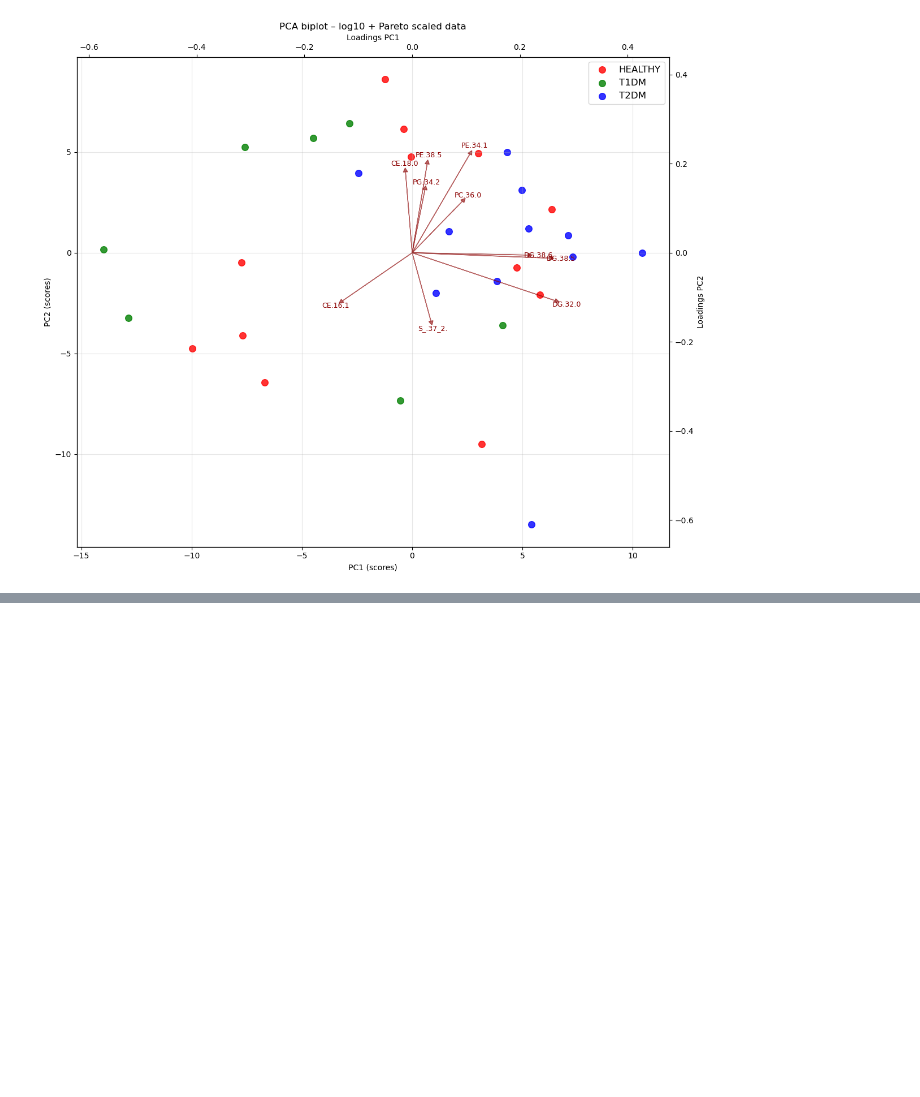
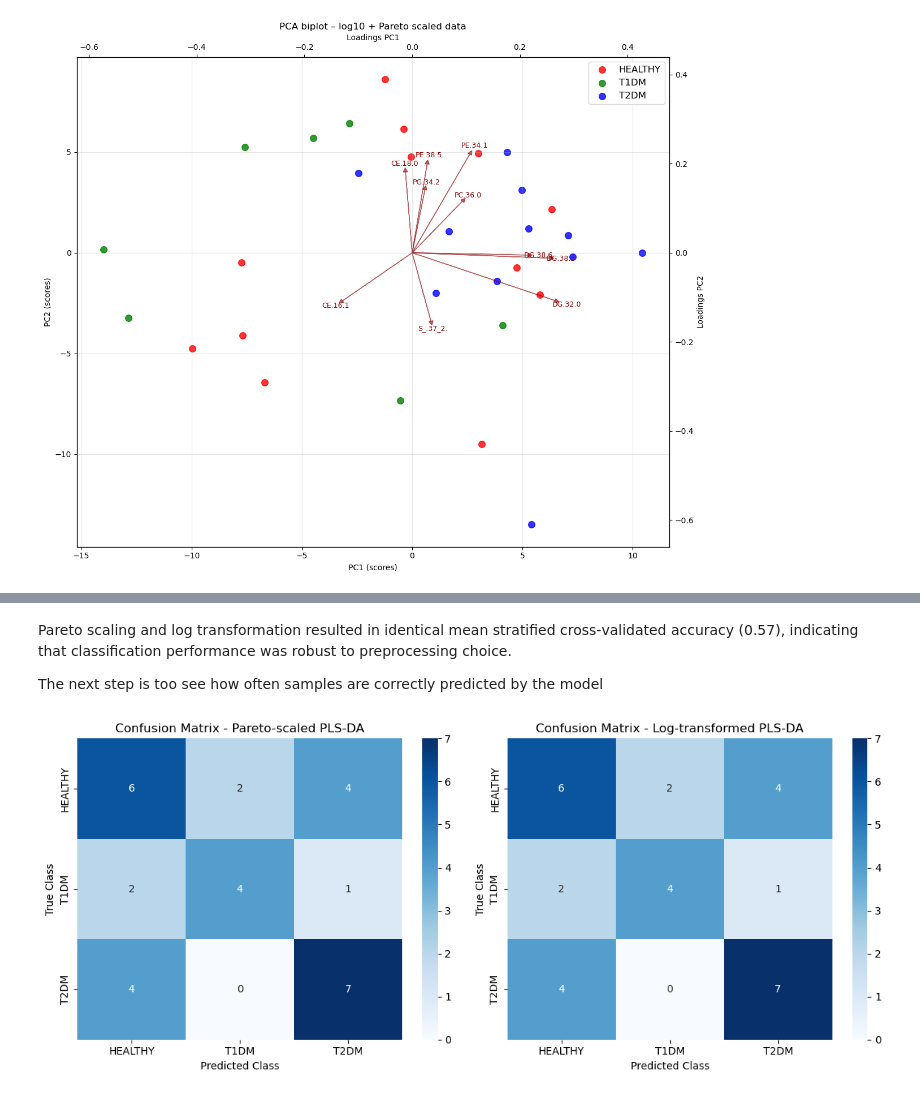
Before and after one commit to hafarah/Targeted_Lipidomics_Pancreas, a Jupyter notebook: Data_cleaning_transformation.ipynb, the cells around one changed output, grey strips where cells are left out. Cells and saved outputs as stored; diff of their text form; code cells hidden in the pictures; blank space fills up the shorter version.

```diff
--- a/Data_cleaning_transformation.ipynb
+++ b/Data_cleaning_transformation.ipynb
@@ -901,0 +956,16 @@ PMID: 33297937
+# %%
+# Define the number of latent components (K - 1 = 2 for 3 classes)
+#
+nComponents = 2
+
+# Initialise the PLS-DA model for Pareto-scaled data
+plsDaPareto = PLSRegression(n_components=nComponents)
+
+# Fit the PLS-DA model using the Pareto-scaled feature matrix and one-hot encoded labels
+plsDaPareto.fit(X_pareto, Y_bin)
+
+# Initialise the PLS-DA model for log-transformed data (already preprocessed)
+plsDaLog = PLSRegression(n_components=nComponents)
+
+# Fit the PLS-DA model using the log-transformed feature matrix and the same labels
+plsDaLog.fit(X_log, Y_bin)
@@ -901,0 +1106,50 @@ PMID: 33297937
+# %% [markdown]
+Pareto scaling and log transformation resulted in identical mean stratified cross‑validated accuracy (0.57), indicating that classification performance was robust to preprocessing choice.
+
+The next step is too see how often samples are correctly predicted by the model
+# %%
+
+# Compute confusion matrices using cross-validated predictions for all samples
+confusionPareto = confusion_matrix(classIndices, yPredClassCVPareto)
+confusionLog = confusion_matrix(classIndices, yPredClassCVLog)
+
+# Convert confusion matrices to percentages (row-normalised)
+confusionParetoPct = confusionPareto / confusionPareto.sum(axis=1, keepdims=True) * 100
+confusionLogPct = confusionLog / confusionLog.sum(axis=1, keepdims=True) * 100
+
+# Plot confusion matrices for Pareto and Log
+plt.figure(figsize=(12, 5))
+
+# Pareto-scaled PLS-DA
+plt.subplot(1, 2, 1)
+sns.heatmap(
+    confusionPareto,
+    annot=True,
+    fmt='d',
+    cmap='Blues',
+    xticklabels=lb.classes_,
+    yticklabels=lb.classes_
+)
+plt.title('Confusion Matrix - Pareto-scaled PLS-DA')
+plt.xlabel('Predicted Class')
+plt.ylabel('True Class')
+
+# Log-transformed PLS-DA
+plt.subplot(1, 2, 2)
+sns.heatmap(
+    confusionLog,
+    annot=True,
+    fmt='d',
+    cmap='Blues',
+    xticklabels=lb.classes_,
+    yticklabels=lb.classes_
+)
+plt.title('Confusion Matrix - Log-transformed PLS-DA')
+plt.xlabel('Predicted Class')
+plt.ylabel('True Class')
+
+plt.tight_layout()
+plt.show()
+plt.close()
+# %% [output]
+[figure, added]
```
Also changed, not shown: parts of 13 cells of this notebook, 1 other file.
